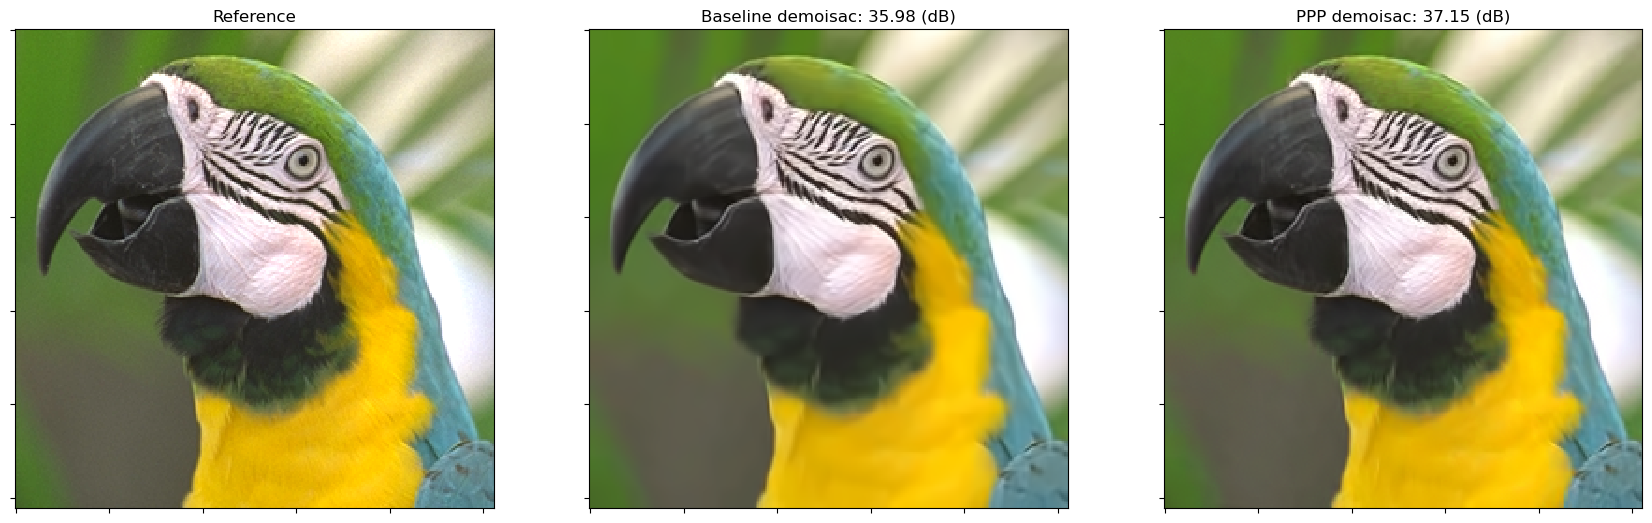
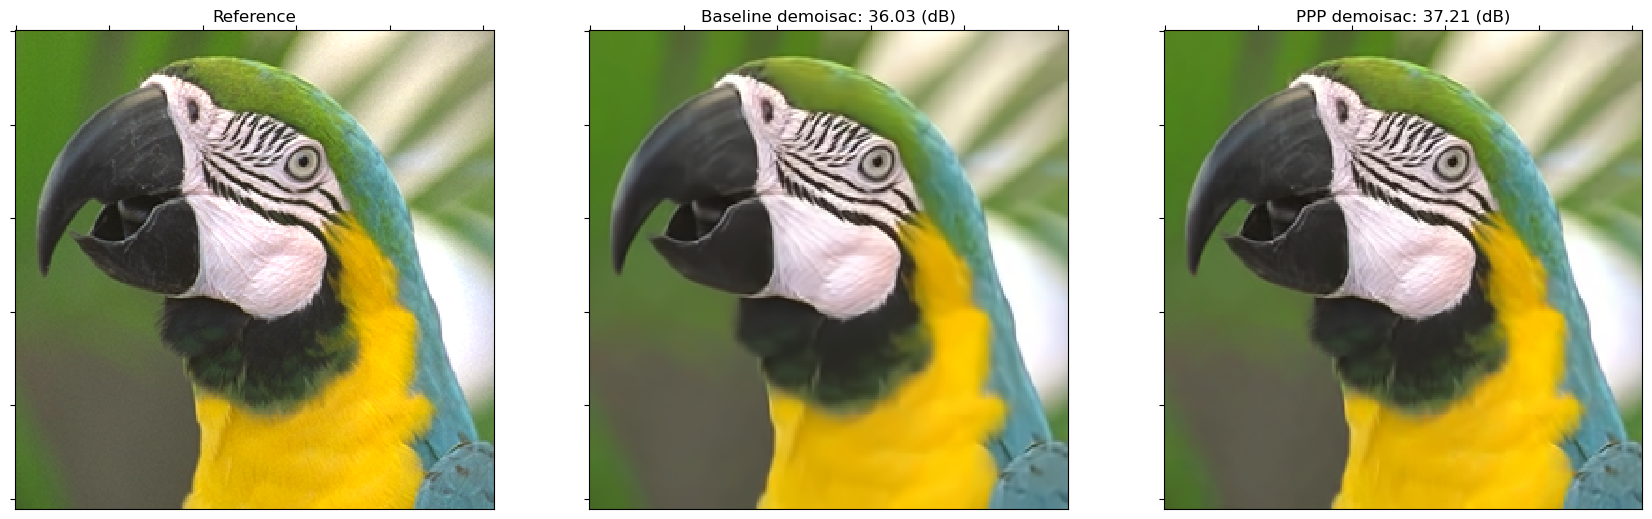
Unified diff of the notebook cell whose output changed from the first chart to the second:
--- before
+++ after
@@ -1,5 +1,5 @@
-fig, ax = plot.subplots(nrows=1, ncols=3, sharex=True, sharey=True, figsize=(21, 7))
-plot.imview(img, title="Reference", fig=fig, ax=ax[0])
-plot.imview(imgb, title="Baseline demoisac: %.2f (dB)" % metric.psnr(img, imgb), fig=fig, ax=ax[1])
-plot.imview(x, title="PPP demoisac: %.2f (dB)" % metric.psnr(img, x), fig=fig, ax=ax[2])
+fig, ax = kplt.subplots(nrows=1, ncols=3, sharex=True, sharey=True, figsize=(21, 7))
+kplt.imview(img, title="Reference", ax=ax[0])
+kplt.imview(imgb, title="Baseline demoisac: %.2f (dB)" % metric.psnr(img, imgb), ax=ax[1])
+kplt.imview(x, title="PPP demoisac: %.2f (dB)" % metric.psnr(img, x), ax=ax[2])
 fig.show()

Commit: Deprecate `scico.plot` module and replace with `komplot` package (#61)